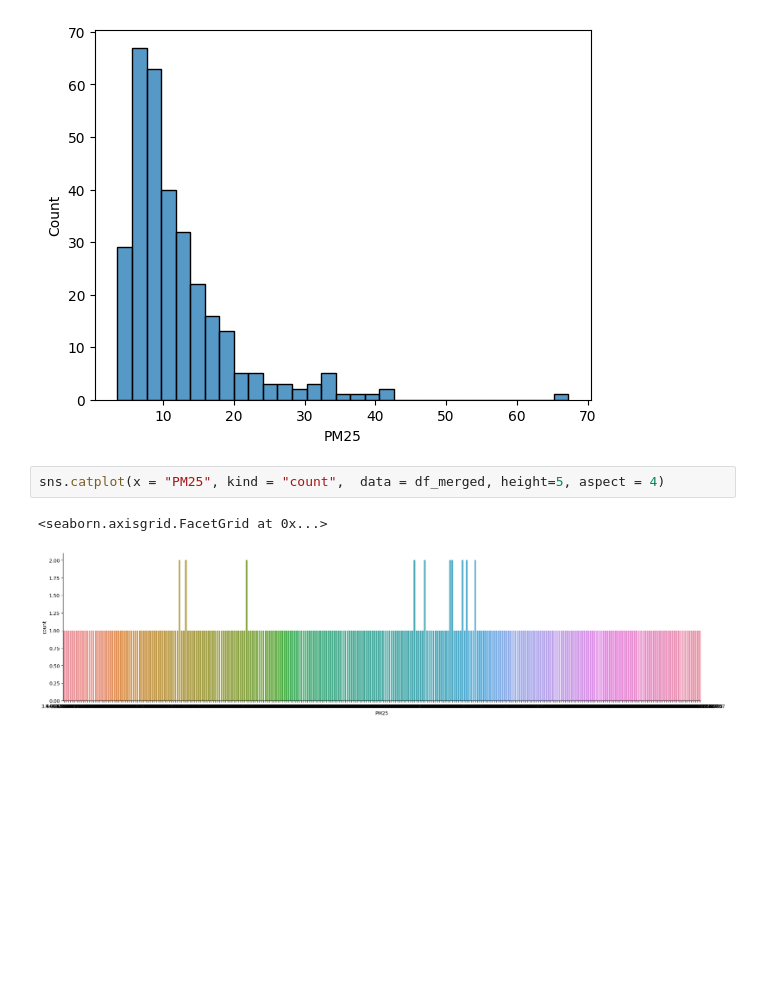
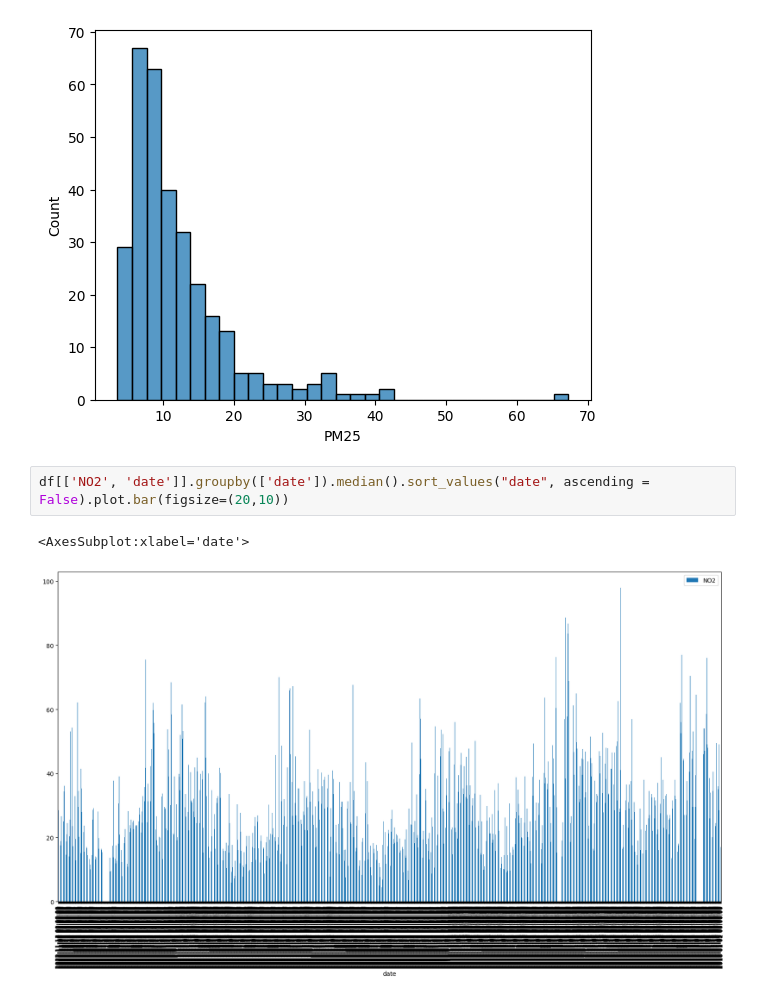
Before and after one commit to TheLab75/ParisDeepAirProject, a Jupyter notebook: notebooks/Edouard-Becquet => EDA - Station 75018.ipynb, the cells around one changed output. Drawn from its saved outputs; the diff is of its cells as text; blank space fills up the shorter version.

```diff
--- a/notebooks/Edouard-Becquet => EDA - Station 75018.ipynb
+++ b/notebooks/Edouard-Becquet => EDA - Station 75018.ipynb
@@ -143,8 +186,8 @@ sns.histplot(df_merged,x="PM25")
 # %% [output]
 <AxesSubplot:xlabel='PM25', ylabel='Count'>
 [figure]
-# %%
-sns.catplot(x = "PM25", kind = "count",  data = df_merged, height=5, aspect = 4)
-# %% [output]
-<seaborn.axisgrid.FacetGrid at 0x...>
-[figure, removed]
+# %%
+df[['NO2', 'date']].groupby(['date']).median().sort_values("date", ascending = False).plot.bar(figsize=(20,10))
+# %% [output]
+<AxesSubplot:xlabel='date'>
+[figure, added]
```
Also changed, not shown: parts of 23 cells of this notebook, 3 other files.
